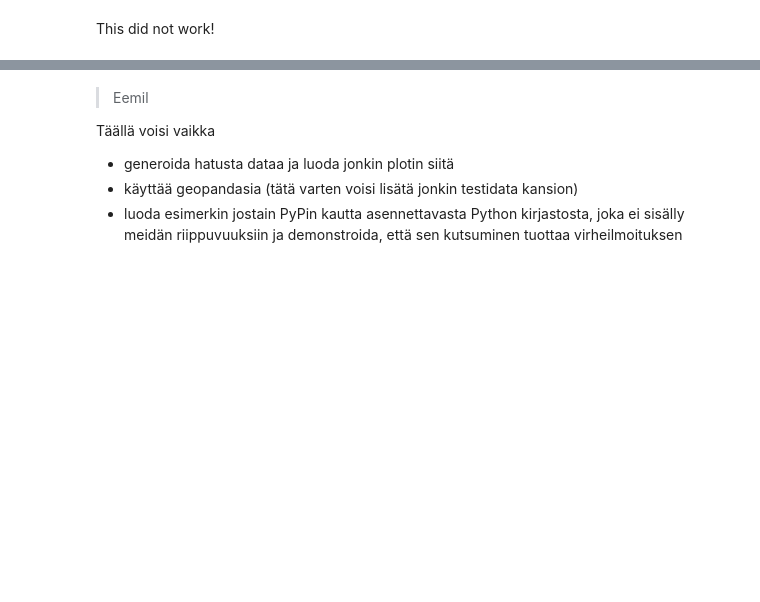
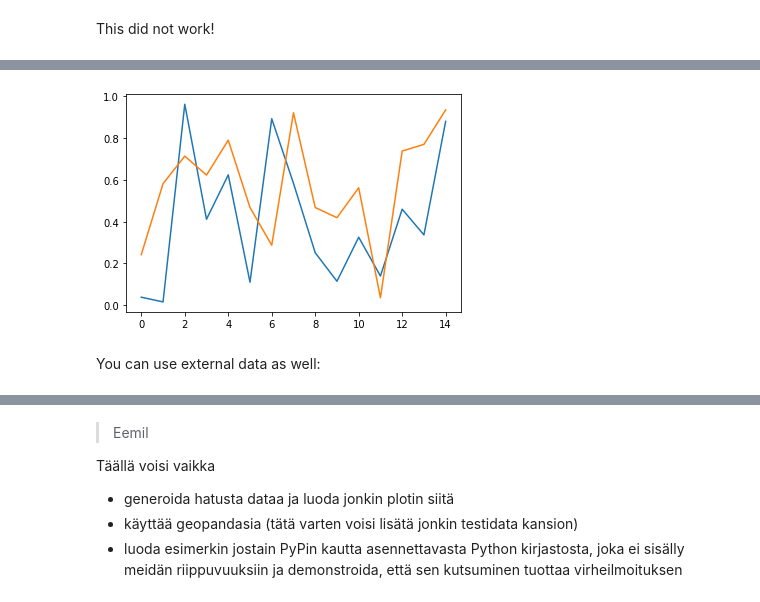
Before and after one commit to GispoCoding/eis_toolkit, a Jupyter notebook: notebooks/testing-nb.ipynb, the cells around one changed output, grey strips where cells are left out. Saved outputs shown, nothing was run; the diff lists cells and outputs as text; code cells hidden in the pictures; blank space fills up the shorter version.

Commit message:
add example data, add examples to notebook

```diff
--- a/notebooks/testing-nb.ipynb
+++ b/notebooks/testing-nb.ipynb
@@ -71,0 +86,12 @@ This did not work!
+# %%
+def plot_random():
+    """generate a plot of randomness"""
+
+    fig, ax = plt.subplots()
+    ax.plot(np.random.rand(15,2))
+# %%
+plot_random()
+# %% [output]
+[figure, added]
+# %% [markdown]
+You can use external data as well:
```
Also changed, not shown: parts of 8 cells of this notebook, 5 other files.
